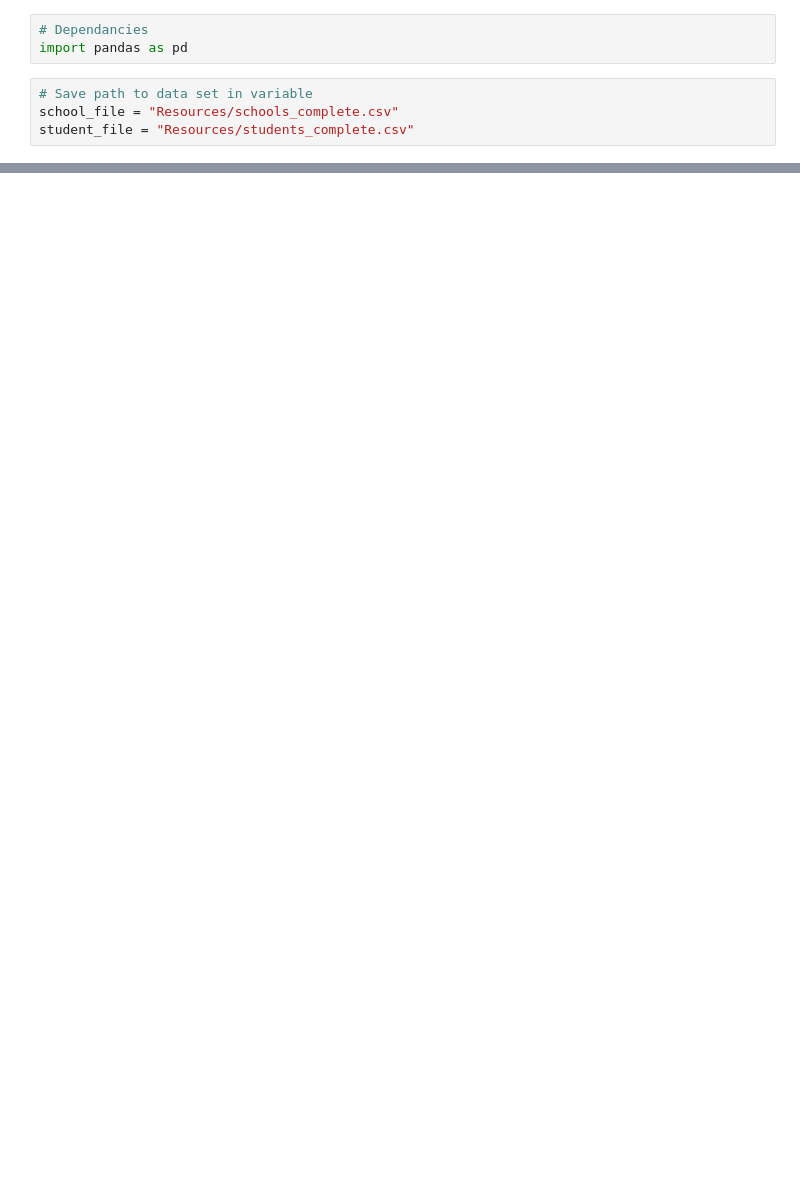
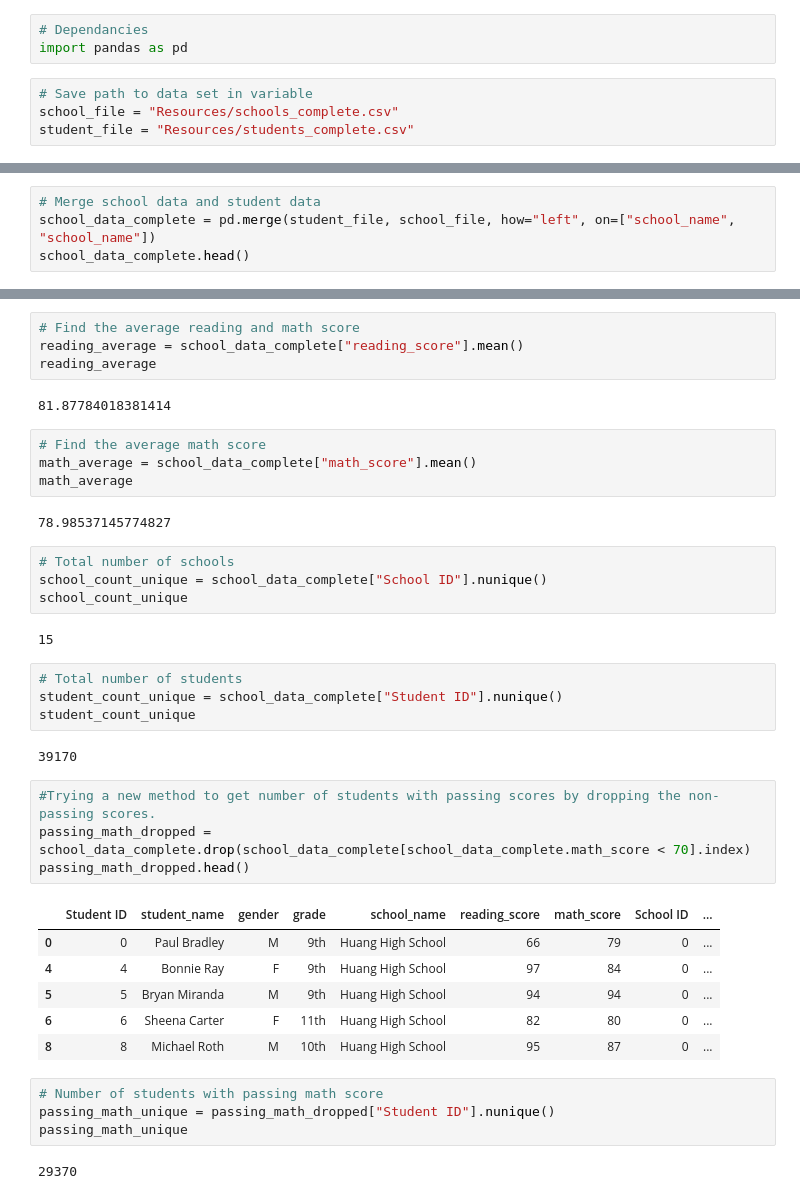
Before and after one commit to Terra999/pandas-challenge, a Jupyter notebook: PyCitySchools/PyCitySchools.ipynb, the cells around one changed output, grey strips where cells are left out. Cells and saved outputs as stored; diff of their text form; blank space fills up the shorter version.

```diff
--- a/PyCitySchools/PyCitySchools.ipynb
+++ b/PyCitySchools/PyCitySchools.ipynb
@@ -433,0 +37,4 @@ KeyError: 'school_name'
+# %%
+# Merge school data and student data
+school_data_complete = pd.merge(student_file, school_file, how="left", on=["school_name", "school_name"])
+school_data_complete.head()
@@ -433,0 +48,41 @@ KeyError: 'school_name'
+# %%
+# Find the average reading and math score
+reading_average = school_data_complete["reading_score"].mean()
+reading_average
+# %% [output]
+81.87784018381414
+# %%
+# Find the average math score
+math_average = school_data_complete["math_score"].mean()
+math_average
+# %% [output]
+78.98537145774827
+# %%
+# Total number of schools
+school_count_unique = school_data_complete["School ID"].nunique()
+school_count_unique
+# %% [output]
+15
+# %%
+# Total number of students
+student_count_unique = school_data_complete["Student ID"].nunique()
+student_count_unique
+# %% [output]
+39170
+# %%
+#Trying a new method to get number of students with passing scores by dropping the non-passing scores.
+passing_math_dropped = school_data_complete.drop(school_data_complete[school_data_complete.math_score < 70].index)
+passing_math_dropped.head()
+# %% [output]
+|  | Student ID | student_name | gender | grade | school_name | reading_score | math_score | School ID | ... |
+| 0 | 0 | Paul Bradley | M | 9th | Huang High School | 66 | 79 | 0 | ... |
+| 4 | 4 | Bonnie Ray | F | 9th | Huang High School | 97 | 84 | 0 | ... |
+| 5 | 5 | Bryan Miranda | M | 9th | Huang High School | 94 | 94 | 0 | ... |
+| 6 | 6 | Sheena Carter | F | 11th | Huang High School | 82 | 80 | 0 | ... |
+| 8 | 8 | Michael Roth | M | 10th | Huang High School | 95 | 87 | 0 | ... |
+# %%
+# Number of students with passing math score
+passing_math_unique = passing_math_dropped["Student ID"].nunique()
+passing_math_unique
+# %% [output]
+29370
```
Also changed, not shown: parts of 85 cells of this notebook.
